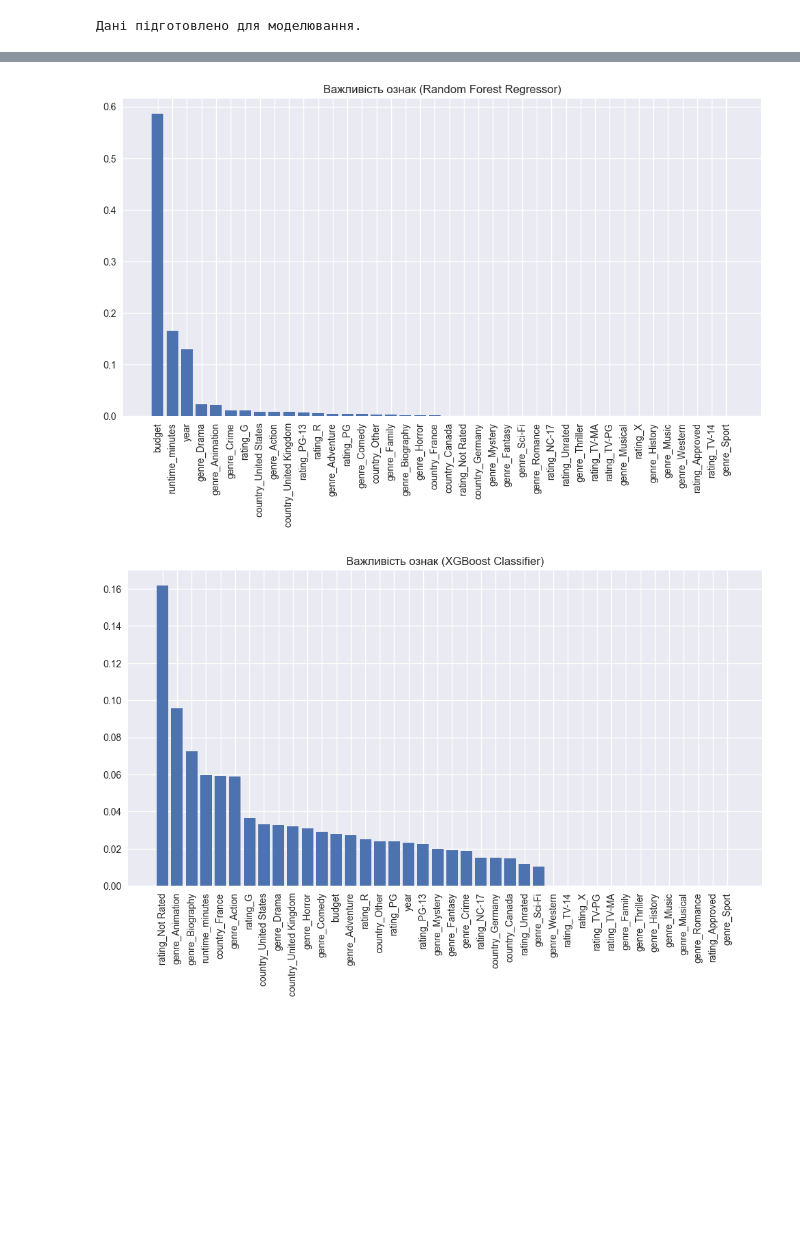
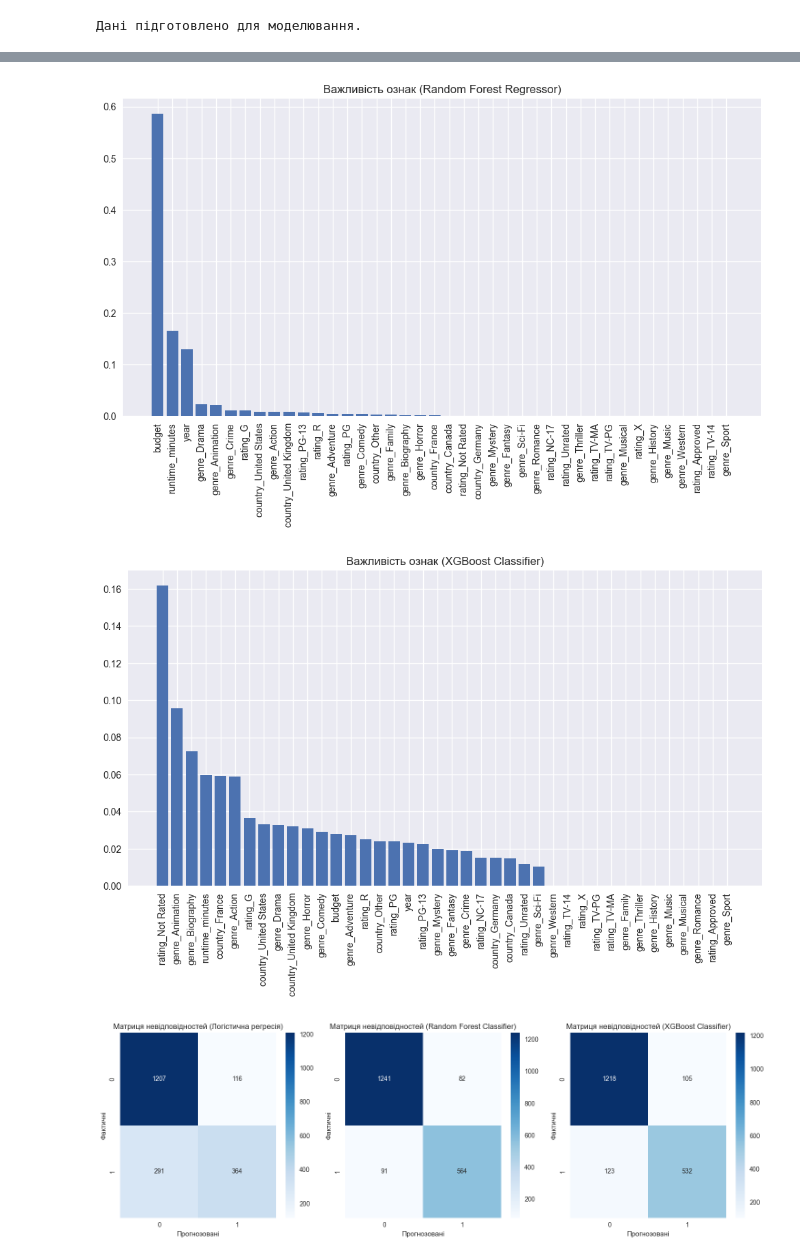
Before and after one commit to sokolovgit/data_analysis, a Jupyter notebook: course_work/code/analysis/try1.ipynb, the cells around one changed output, grey strips where cells are left out. Cells and saved outputs as stored; diff of their text form; code cells hidden in the pictures; blank space fills up the shorter version.

```diff
--- a/course_work/code/analysis/try1.ipynb
+++ b/course_work/code/analysis/try1.ipynb
@@ -207,4 +209,13 @@ print("Дані підготовлено для моделювання.")
 # %%
+import pandas as pd
+import numpy as np
+import matplotlib.pyplot as plt
+import seaborn as sns
+from sklearn.preprocessing import StandardScaler
+from sklearn.linear_model import LinearRegression, LogisticRegression
+from sklearn.ensemble import RandomForestRegressor, RandomForestClassifier
+from sklearn.metrics import mean_squared_error, r2_score, accuracy_score, f1_score, roc_auc_score, roc_curve, confusion_matrix
+import xgboost as xgb
 
 # Масштабування числових ознак
 scaler = StandardScaler()
@@ -221,7 +232,7 @@ def evaluate_regression_model(model, X_train, y_train, X_test, y_test):
     mse = mean_squared_error(y_test, y_pred)
     r2 = r2_score(y_test, y_pred)
     print(f'MSE: {mse:.2f}, R²: {r2:.2f}')
-    return y_pred
+    return y_pred, mse, r2
 
 # Функція для оцінки класифікаційних моделей
 def evaluate_classification_model(model, X_train, y_train, X_test, y_test):
@@ -232,7 +243,7 @@ def evaluate_classification_model(model, X_train, y_train, X_test, y_test):
     f1 = f1_score(y_test, y_pred)
     roc_auc = roc_auc_score(y_test, y_pred_proba)
     print(f'Accuracy: {accuracy:.2f}, F1-score: {f1:.2f}, ROC-AUC: {roc_auc:.2f}')
-    return y_pred, y_pred_proba
+    return y_pred, y_pred_proba, accuracy, f1, roc_auc
 
 # Моделі для регресії
 print('=== Регресія ===')
@@ -241,11 +252,11 @@ rf_reg = RandomForestRegressor(n_estimators=100, random_state=42)
 xgb_reg = xgb.XGBRegressor(objective='reg:squarederror', n_estimators=100, random_state=42)
 
 print('Лінійна регресія:')
-y_pred_lin_reg = evaluate_regression_model(lin_reg, X_train_reg, y_train_reg, X_test_reg, y_test_reg)
+y_pred_lin_reg, mse_lin_reg, r2_lin_reg = evaluate_regression_model(lin_reg, X_train_reg, y_train_reg, X_test_reg, y_test_reg)
 print('Random Forest Regressor:')
-y_pred_rf_reg = evaluate_regression_model(rf_reg, X_train_reg, y_train_reg, X_test_reg, y_test_reg)
+y_pred_rf_reg, mse_rf_reg, r2_rf_reg = evaluate_regression_model(rf_reg, X_train_reg, y_train_reg, X_test_reg, y_test_reg)
 print('XGBoost Regressor:')
-y_pred_xgb_reg = evaluate_regression_model(xgb_reg, X_train_reg, y_train_reg, X_test_reg, y_test_reg)
+y_pred_xgb_reg, mse_xgb_reg, r2_xgb_reg = evaluate_regression_model(xgb_reg, X_train_reg, y_train_reg, X_test_reg, y_test_reg)
 
 # Моделі для класифікації
 print('\n=== Класифікація ===')
@@ -254,11 +265,11 @@ rf_class = RandomForestClassifier(n_estimators=100, random_state=42)
 xgb_class = xgb.XGBClassifier(objective='binary:logistic', n_estimators=100, random_state=42)
 
 print('Логістична регресія:')
-y_pred_log_reg, y_pred_proba_log_reg = evaluate_classification_model(log_reg, X_train_class, y_train_class, X_test_class, y_test_class)
+y_pred_log_reg, y_pred_proba_log_reg, acc_log_reg, f1_log_reg, roc_auc_log_reg = evaluate_classification_model(log_reg, X_train_class, y_train_class, X_test_class, y_test_class)
 print('Random Forest Classifier:')
-y_pred_rf_class, y_pred_proba_rf_class = evaluate_classification_model(rf_class, X_train_class, y_train_class, X_test_class, y_test_class)
+y_pred_rf_class, y_pred_proba_rf_class, acc_rf_class, f1_rf_class, roc_auc_rf_class = evaluate_classification_model(rf_class, X_train_class, y_train_class, X_test_class, y_test_class)
 print('XGBoost Classifier:')
-y_pred_xgb_class, y_pred_proba_xgb_class = evaluate_classification_model(xgb_class, X_train_class, y_train_class, X_test_class, y_test_class)
+y_pred_xgb_class, y_pred_proba_xgb_class, acc_xgb_class, f1_xgb_class, roc_auc_xgb_class = evaluate_classification_model(xgb_class, X_train_class, y_train_class, X_test_class, y_test_class)
 
 # Візуалізація для регресії
 plt.figure(figsize=(15, 5))
@@ -305,30 +316,102 @@ plt.xticks(range(X_train_reg.shape[1]), X_train_reg.columns[indices], rotation=9
 plt.show()
 
 # Важливість ознак для XGBoost Classifier
 importances = xgb_class.feature_importances_
 indices = np.argsort(importances)[::-1]
 plt.figure(figsize=(12, 6))
 plt.title('Важливість ознак (XGBoost Classifier)')
 plt.bar(range(X_train_class.shape[1]), importances[indices], align='center')
 plt.xticks(range(X_train_class.shape[1]), X_train_class.columns[indices], rotation=90)
 plt.show()
+
+# Матриці невідповідностей для класифікації
+plt.figure(figsize=(15, 5))
+cm_log_reg = confusion_matrix(y_test_class, y_pred_log_reg)
+plt.subplot(1, 3, 1)
+sns.heatmap(cm_log_reg, annot=True, fmt='d', cmap='Blues')
+plt.title('Матриця невідповідностей (Логістична регресія)')
+plt.xlabel('Прогнозовані')
+plt.ylabel('Фактичні')
+cm_rf_class = confusion_matrix(y_test_class, y_pred_rf_class)
+plt.subplot(1, 3, 2)
+sns.heatmap(cm_rf_class, annot=True, fmt='d', cmap='Blues')
+plt.title('Матриця невідповідностей (Random Forest Classifier)')
+plt.xlabel('Прогнозовані')
+plt.ylabel('Фактичні')
+cm_xgb_class = confusion_matrix(y_test_class, y_pred_xgb_class)
+plt.subplot(1, 3, 3)
+sns.heatmap(cm_xgb_class, annot=True, fmt='d', cmap='Blues')
+plt.title('Матриця невідповідностей (XGBoost Classifier)')
+plt.xlabel('Прогнозовані')
+plt.ylabel('Фактичні')
+plt.tight_layout()
+plt.show()
+
+# Порівняння моделей: Стовпчасті діаграми для регресії
+plt.figure(figsize=(12, 6))
+models_reg = ['Лінійна регресія', 'Random Forest', 'XGBoost']
+mse_values = [mse_lin_reg, mse_rf_reg, mse_xgb_reg]
+r2_values = [r2_lin_reg, r2_rf_reg, r2_xgb_reg]
+
+plt.subplot(1, 2, 1)
+plt.bar(models_reg, mse_values, color=['blue', 'green', 'red'])
+plt.title('Порівняння MSE (Регресія)')
+plt.ylabel('MSE')
+plt.yscale('log')  # Логарифмічна шкала для кращої видимості
+
+plt.subplot(1, 2, 2)
+plt.bar(models_reg, r2_values, color=['blue', 'green', 'red'])
+plt.title('Порівняння R² (Регресія)')
+plt.ylabel('R²')
+plt.ylim(0, 1)  # Обмеження до діапазону [0, 1] для R²
+plt.tight_layout()
+plt.show()
+
+# Порівняння моделей: Стовпчасті діаграми для класифікації
+plt.figure(figsize=(15, 5))
+models_class = ['Логістична регресія', 'Random Forest', 'XGBoost']
+acc_values = [acc_log_reg, acc_rf_class, acc_xgb_class]
+f1_values = [f1_log_reg, f1_rf_class, f1_xgb_class]
+roc_auc_values = [roc_auc_log_reg, roc_auc_rf_class, roc_auc_xgb_class]
+
+plt.subplot(1, 3, 1)
+plt.bar(models_class, acc_values, color=['blue', 'green', 'red'])
+plt.title('Порівняння Accuracy (Класифікація)')
+plt.ylabel('Accuracy')
+plt.ylim(0, 1)
+
+plt.subplot(1, 3, 2)
+plt.bar(models_class, f1_values, color=['blue', 'green', 'red'])
+plt.title('Порівняння F1-score (Класифікація)')
+plt.ylabel('F1-score')
+plt.ylim(0, 1)
+
+plt.subplot(1, 3, 3)
+plt.bar(models_class, roc_auc_values, color=['blue', 'green', 'red'])
+plt.title('Порівняння ROC-AUC (Класифікація)')
+plt.ylabel('ROC-AUC')
+plt.ylim(0, 1)
+
+plt.tight_layout()
+plt.show()
 # %% [output]
 === Регресія ===
 Лінійна регресія:
 MSE: 39731296871736072.00, R²: 0.45
 Random Forest Regressor:
 MSE: 15421971642688486.00, R²: 0.79
 XGBoost Regressor:
 MSE: 19117421903045784.00, R²: 0.74
 
 === Класифікація ===
 Логістична регресія:
 Accuracy: 0.79, F1-score: 0.64, ROC-AUC: 0.84
 Random Forest Classifier:
 Accuracy: 0.91, F1-score: 0.87, ROC-AUC: 0.95
 XGBoost Classifier:
 Accuracy: 0.88, F1-score: 0.82, ROC-AUC: 0.93
 [figure]
 [figure]
 [figure]
 [figure]
+[figure, added]
```
Also changed, not shown: parts of 4 cells of this notebook, 3 other files.
